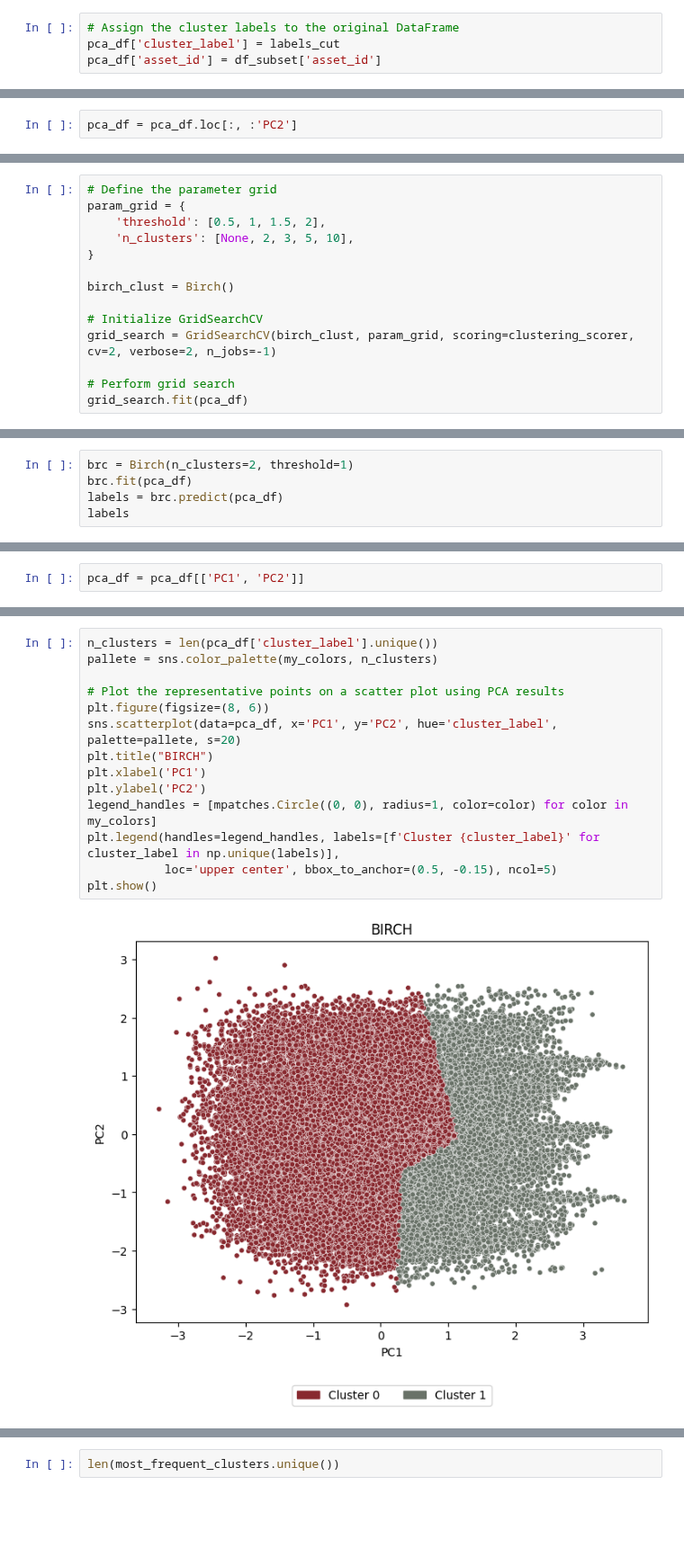
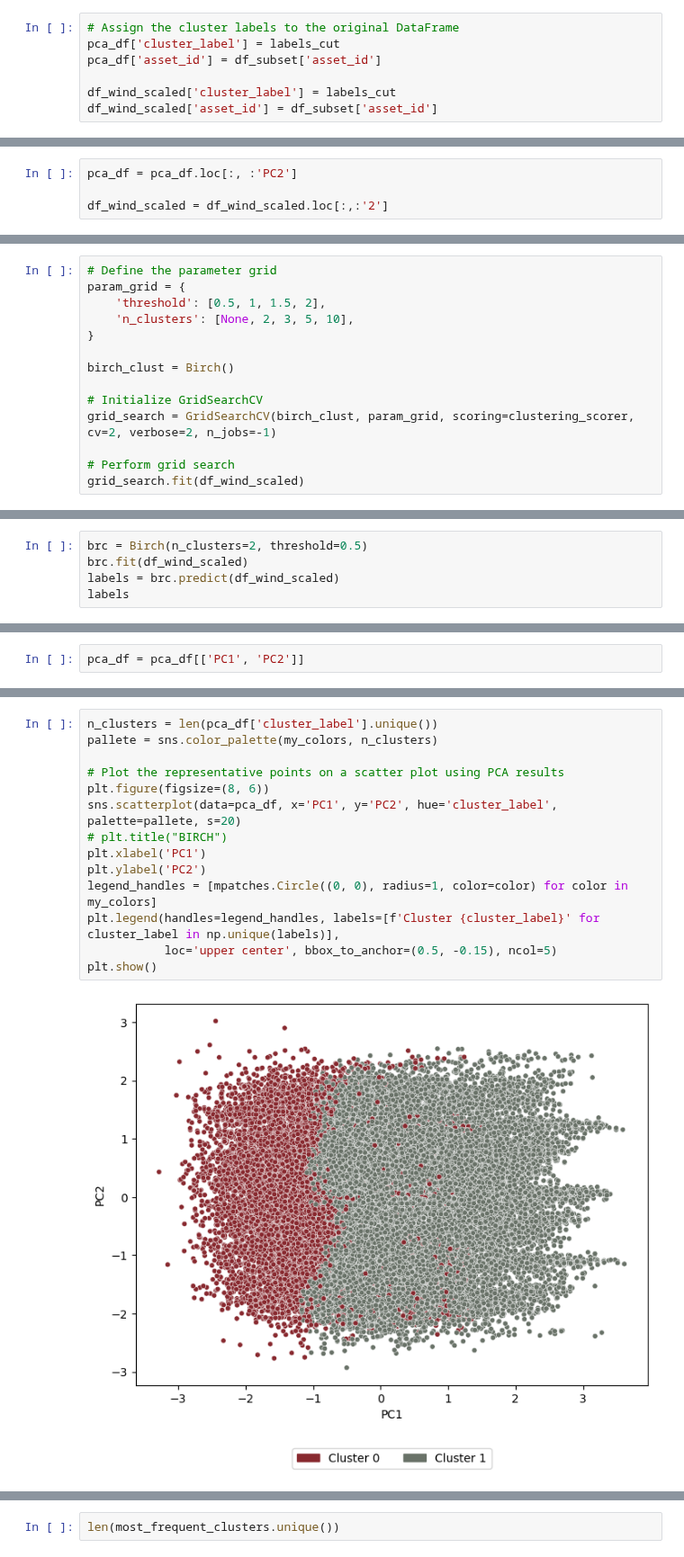
Before and after one commit to sarabreu/thesis_dev, a Jupyter notebook: 2_models/with_raw_data/wind/hierarchical_cluster_opt.ipynb, the cells around one changed output, grey strips where cells are left out. Shown at 90% size. Cells and saved outputs as stored; diff of their text form; blank space fills up the shorter version.

```diff
--- a/2_models/with_raw_data/wind/hierarchical_cluster_opt.ipynb
+++ b/2_models/with_raw_data/wind/hierarchical_cluster_opt.ipynb
@@ -676,4 +659,7 @@ pca_df = pca_df.loc[:,:'PC2']
 # Assign the cluster labels to the original DataFrame
 pca_df['cluster_label'] = labels_cut
 pca_df['asset_id'] = df_subset['asset_id']
+
+df_wind_scaled['cluster_label'] = labels_cut
+df_wind_scaled['asset_id'] = df_subset['asset_id']
 # %%
@@ -735,6 +721,8 @@ representative_points
 pca_df.to_csv('results/hierarchical_opt/labels_most_common/centroid_link.csv', index=False)
 # %%
 pca_df = pca_df.loc[:, :'PC2']
+
+df_wind_scaled = df_wind_scaled.loc[:,:'2']
 # %%
 assets_clusters = representative_points.groupby('cluster_label')['asset_id']
 
@@ -784,6 +772,6 @@ birch_clust = Birch()
 grid_search = GridSearchCV(birch_clust, param_grid, scoring=clustering_scorer, cv=2, verbose=2, n_jobs=-1)
 
 # Perform grid search
-grid_search.fit(pca_df)
+grid_search.fit(df_wind_scaled)
 # %% [output]
 Fitting 2 folds for each of 20 candidates, totalling 40 fits
@@ -831,6 +837,6 @@ Best Silhouette Score: 0.7762121398211601
 # %%
-brc = Birch(n_clusters=2, threshold=1)
-brc.fit(pca_df)
-labels = brc.predict(pca_df)
+brc = Birch(n_clusters=2, threshold=0.5)
+brc.fit(df_wind_scaled)
+labels = brc.predict(df_wind_scaled)
 labels
 # %% [output]
@@ -856,19 +865,19 @@ pca_df.to_csv('results/hierarchical_opt/csv_labels_cut_raw/birch.csv', index = F
 # %%
 n_clusters = len(pca_df['cluster_label'].unique())
 pallete = sns.color_palette(my_colors, n_clusters)
 
 # Plot the representative points on a scatter plot using PCA results
 plt.figure(figsize=(8, 6))
 sns.scatterplot(data=pca_df, x='PC1', y='PC2', hue='cluster_label', palette=pallete, s=20)
-plt.title("BIRCH")
+# plt.title("BIRCH")
 plt.xlabel('PC1')
 plt.ylabel('PC2')
 legend_handles = [mpatches.Circle((0, 0), radius=1, color=color) for color in my_colors]
 plt.legend(handles=legend_handles, labels=[f'Cluster {cluster_label}' for cluster_label in np.unique(labels)],
            loc='upper center', bbox_to_anchor=(0.5, -0.15), ncol=5)
 plt.show()
 # %% [output]
-[figure, old version]
+[figure, new version]
 # %%
 most_frequent_clusters = pca_df.groupby('asset_id')['cluster_label'].agg(lambda x: np.bincount(x).argmax())
 
```
Also changed, not shown: parts of 41 cells of this notebook.
